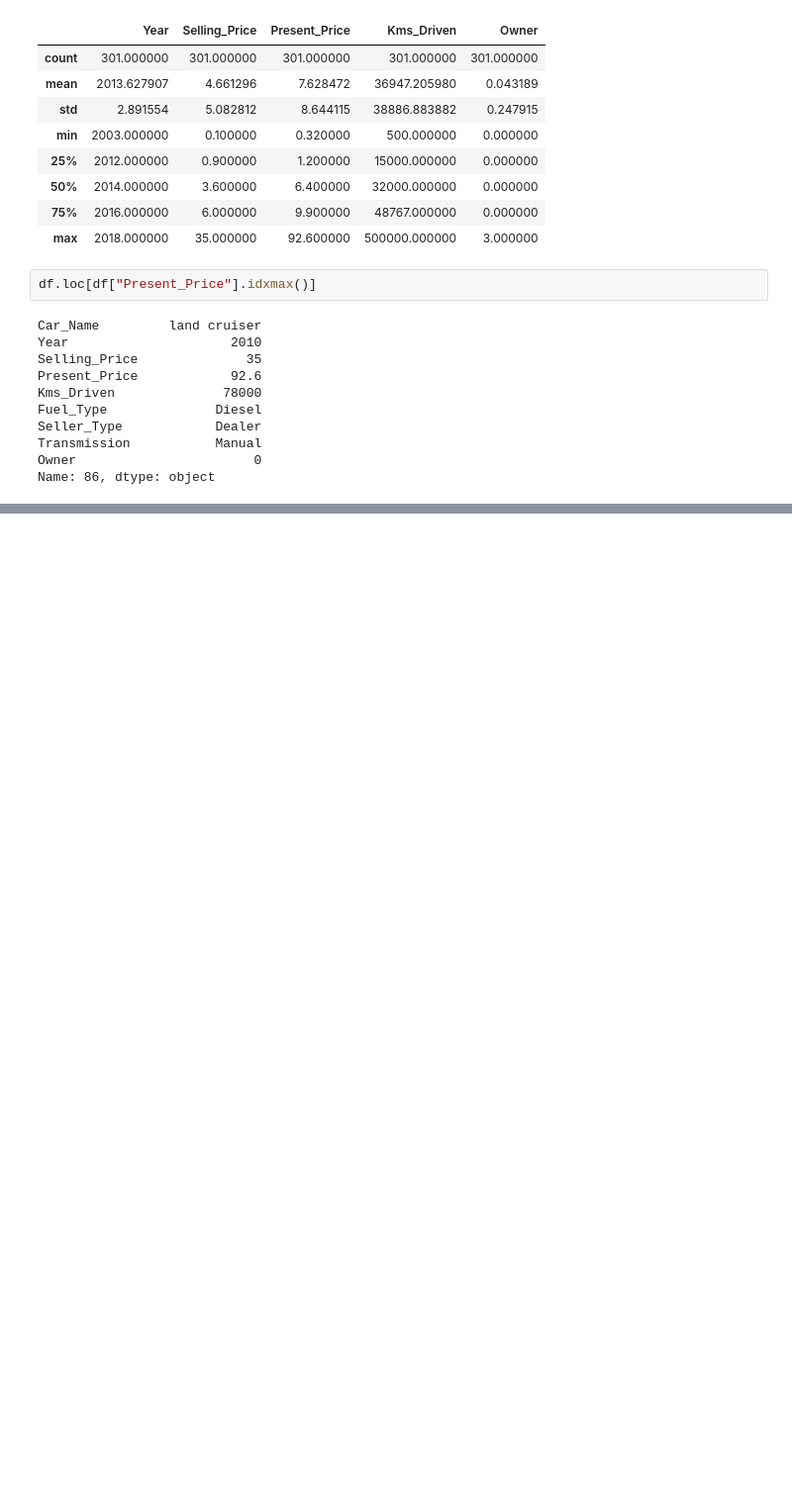
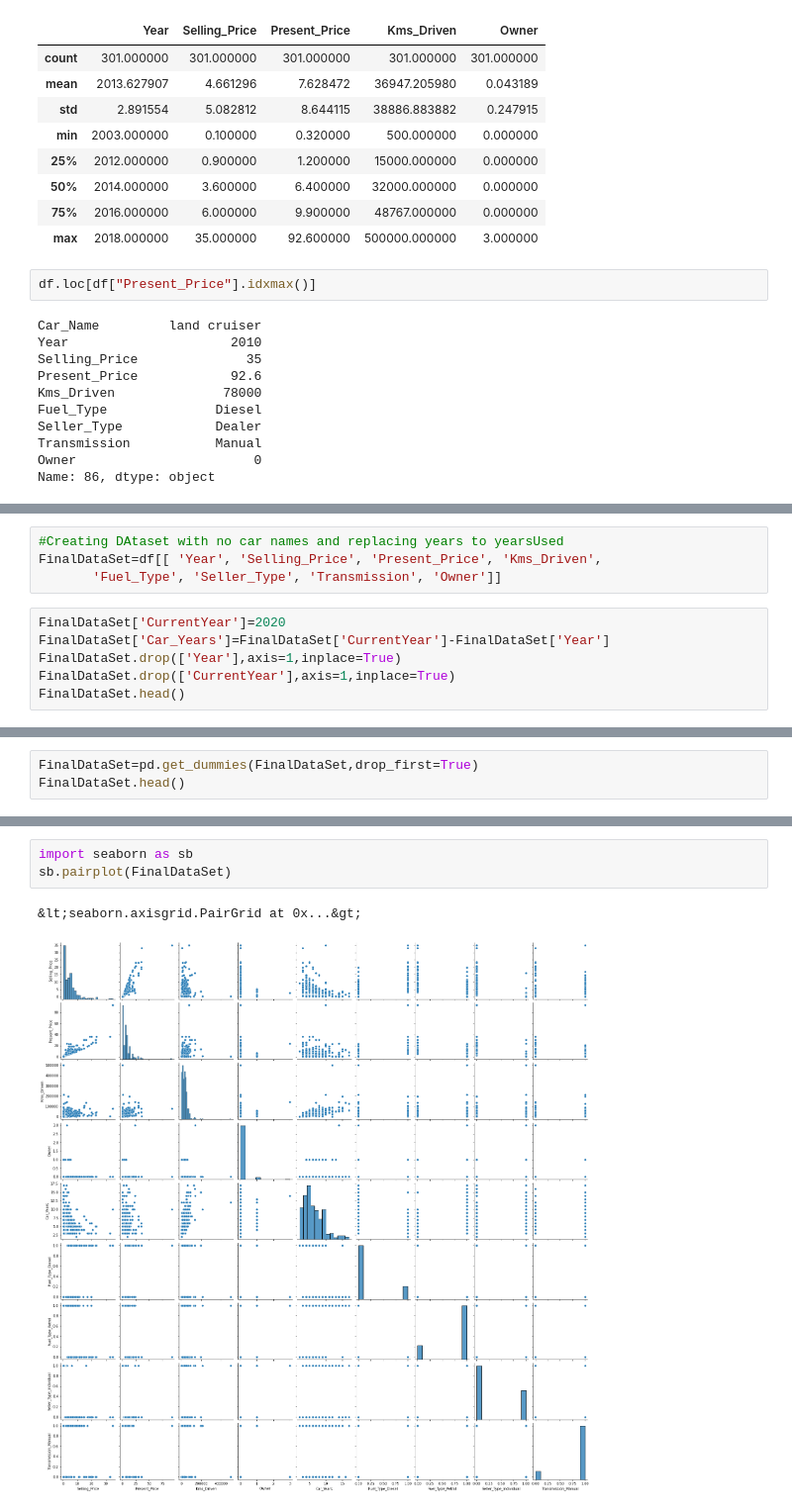
Before and after one commit to MautKaFarishta/Simple-Data-Scince-Projects, a Jupyter notebook: LinearModels/CarPricePrediction/CarPricePrediction.ipynb, the cells around one changed output, grey strips where cells are left out. Shown at 99% size. Saved outputs shown, nothing was run; the diff lists cells and outputs as text; blank space fills up the shorter version.

Commit message:
Car price prediction

```diff
--- a/LinearModels/CarPricePrediction/CarPricePrediction.ipynb
+++ b/LinearModels/CarPricePrediction/CarPricePrediction.ipynb
@@ -61,0 +70,10 @@ Name: 86, dtype: object
+# %%
+#Creating DAtaset with no car names and replacing years to yearsUsed
+FinalDataSet=df[[ 'Year', 'Selling_Price', 'Present_Price', 'Kms_Driven',
+       'Fuel_Type', 'Seller_Type', 'Transmission', 'Owner']]
+# %%
+FinalDataSet['CurrentYear']=2020
+FinalDataSet['Car_Years']=FinalDataSet['CurrentYear']-FinalDataSet['Year']
+FinalDataSet.drop(['Year'],axis=1,inplace=True)
+FinalDataSet.drop(['CurrentYear'],axis=1,inplace=True)
+FinalDataSet.head()
@@ -61,0 +87,3 @@ Name: 86, dtype: object
+# %%
+FinalDataSet=pd.get_dummies(FinalDataSet,drop_first=True)
+FinalDataSet.head()
@@ -61,0 +97,6 @@ Name: 86, dtype: object
+# %%
+import seaborn as sb
+sb.pairplot(FinalDataSet)
+# %% [output]
+&lt;seaborn.axisgrid.PairGrid at 0x...&gt;
+[figure, added]
```
Also changed, not shown: parts of 22 cells of this notebook, 3 other files.
